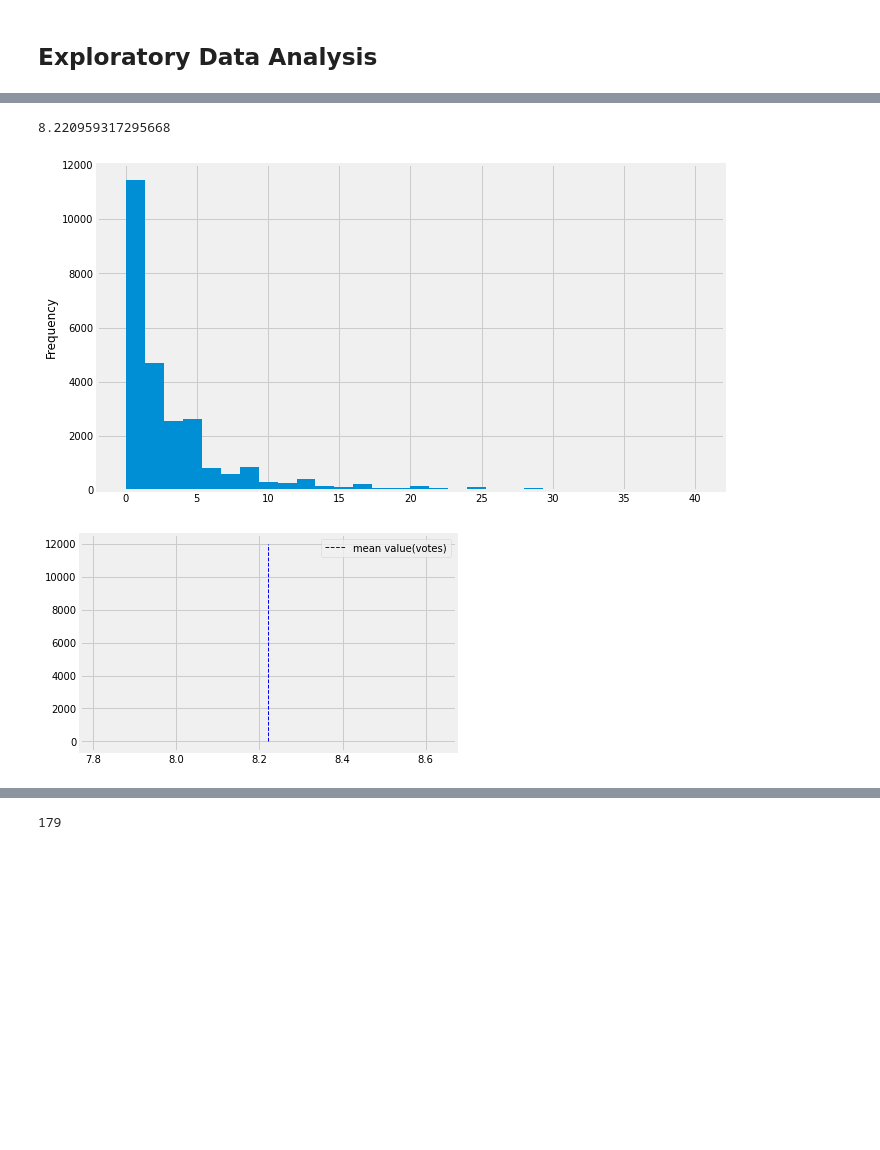
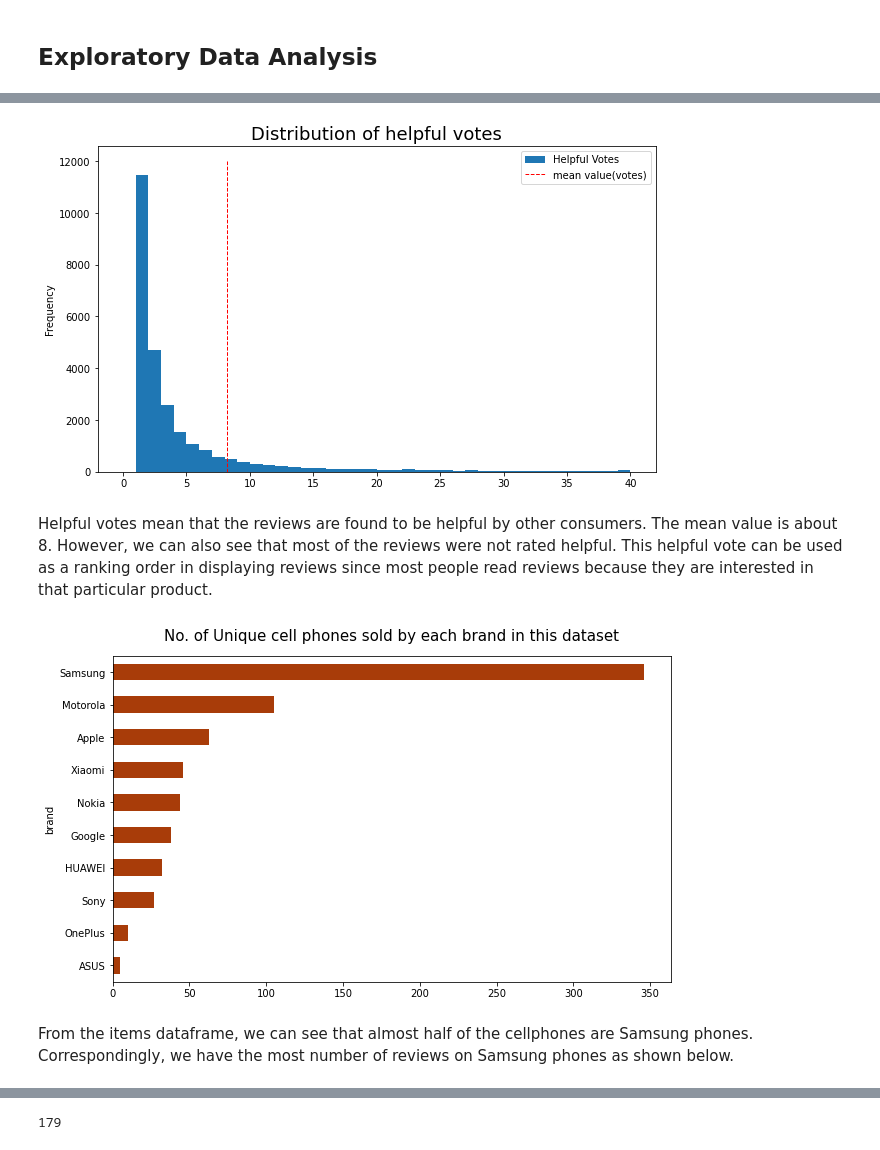
Before and after one commit to elisenerissa/datascienceportfolio, a Jupyter notebook: Capstone Project/notebooks/1_cellphones_reviews_data_cleaning_and_eda.ipynb, the cells around one changed output, grey strips where cells are left out. Drawn from its saved outputs; the diff is of its cells as text; code cells hidden in the pictures; blank space fills up the shorter version.

```diff
--- a/Capstone Project/notebooks/1_cellphones_reviews_data_cleaning_and_eda.ipynb
+++ b/Capstone Project/notebooks/1_cellphones_reviews_data_cleaning_and_eda.ipynb
@@ -37,7 +62,7 @@ import matplotlib.pyplot as plt
 import numpy as np
 import seaborn as sns
 
-plt.style.use('fivethirtyeight')
+plt.style.use('default')
 %matplotlib inline
 
 #pd.set_option('display.max_colwidth',None)
@@ -157,20 +157,31 @@ new_reviews.hist(column='helpfulVotes', by='brand',figsize=(8,10),range=(0,20));
-# %%
-np.mean(reviews['helpfulVotes'])
-# %% [output]
-8.220959317295668
 # %%
+#Set the figuresize
 plt.figure(figsize=(10,6))
 
-reviews['helpfulVotes'].plot.hist(label='Helpful Votes',range=(0,40),bins=30)
-plt.show()
+reviews['helpfulVotes'].plot.hist(label='Helpful Votes',range=(0,40),bins=40)
 
 #set the mean line
 plt.vlines(np.mean(reviews['helpfulVotes']), ymin = 0, ymax = 12000,
-           color='blue', label = 'mean value(votes)',linestyle= '--', lw=1)
+           color='red', label = 'mean value(votes)',linestyle= '--', lw=1)
 
 plt.legend()
+plt.title("Distribution of helpful votes",fontsize=18)
 plt.show()
 # %% [output]
-[figure, old version]
+[figure, new version]
-[figure, removed]
+# %% [markdown]
+Helpful votes mean that the reviews are found to be helpful by other consumers. The mean value is about 8. However, we can also see that most of the reviews were not rated helpful. This helpful vote can be used as a ranking order in displaying reviews since most people read reviews because they are interested in that particular product.
+# %%
+#plot the number of item by brand
+items.groupby('brand')['asin'].count().sort_values().plot(kind='barh',
+                                                          figsize=(10,6),
+                                                         color='xkcd:rust')
+
+
+plt.title("No. of Unique cell phones sold by each brand in this dataset",fontsize=15,pad=15)
+plt.show()
+# %% [output]
+[figure, added]
+# %% [markdown]
+From the items dataframe, we can see that almost half of the cellphones are Samsung phones. Correspondingly, we have the most number of reviews on Samsung phones as shown below.
 # %%
```
Also changed, not shown: parts of 86 cells of this notebook, 12 other files.
